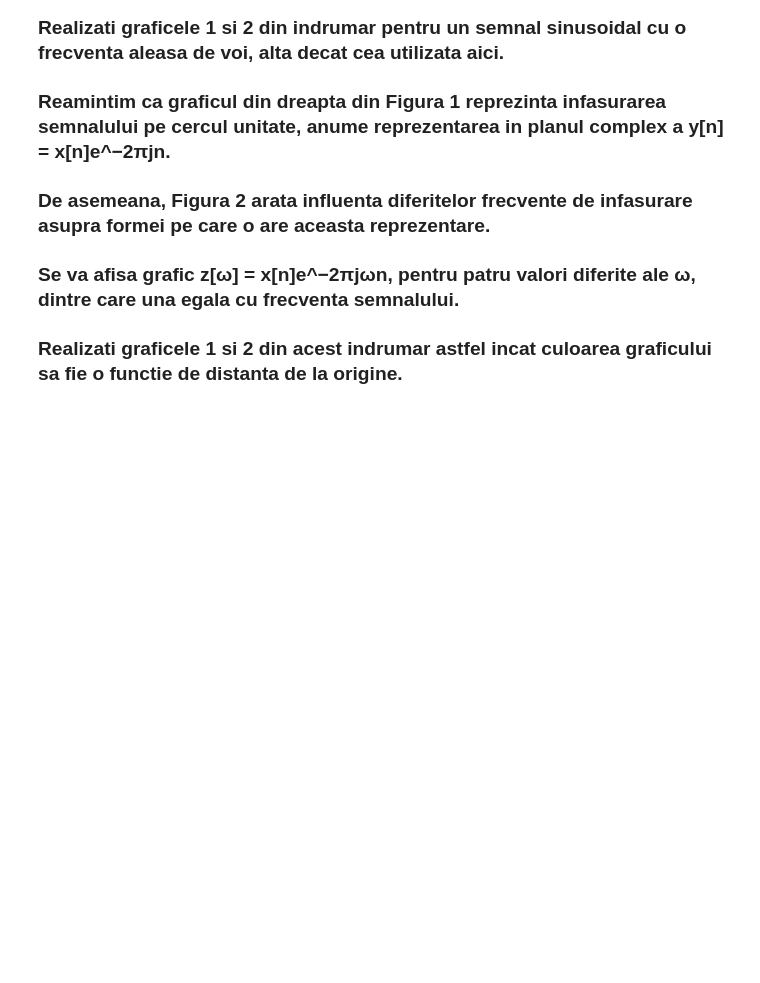
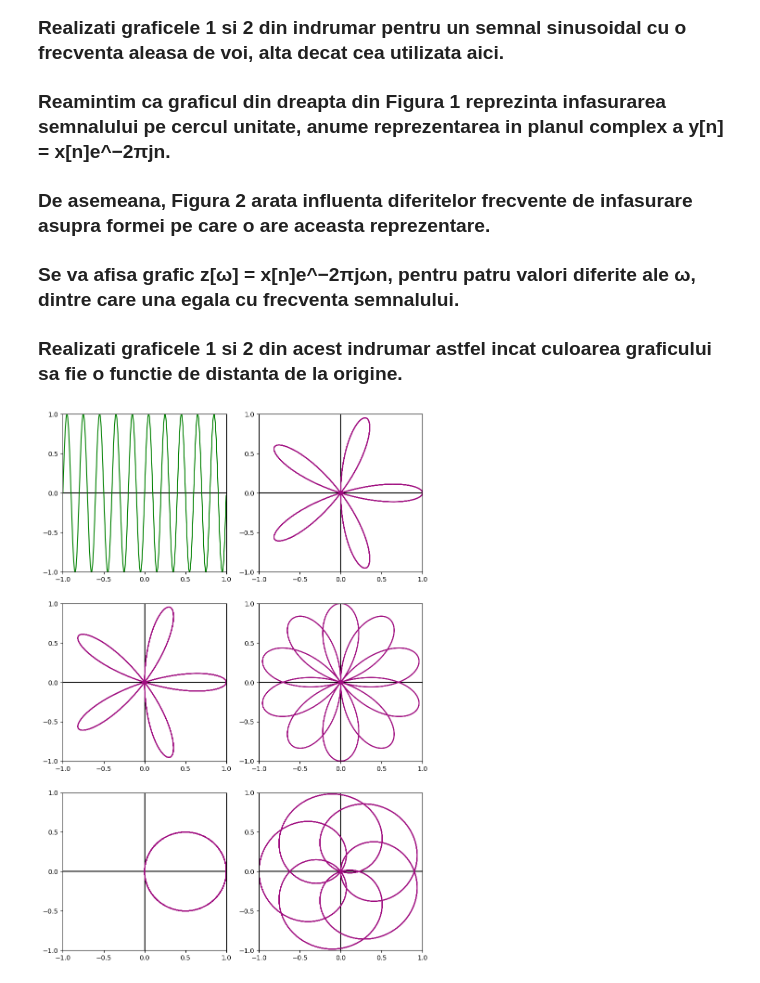
Before and after one commit to adania-miu/Prelucrarea-Semnalelor-Teme-Laborator, a Jupyter notebook: Laborator3/Lab3.ipynb, the cells around one changed output. Drawn from its saved outputs; the diff is of its cells as text; code cells hidden in the pictures; blank space fills up the shorter version.

```diff
--- a/Laborator3/Lab3.ipynb
+++ b/Laborator3/Lab3.ipynb
@@ -58,9 +59,43 @@ plt.show()
 ### Realizati graficele 1 si 2 din acest indrumar astfel incat culoarea graficului sa fie o functie de distanta de la origine.
 # %%
 def signal(t):
-    frequency = 10
+    frequency = 5
     s = np.sin(2 * np.pi * frequency * t)
     return s
 
-points = np.arange(-1, 1, 0.0005)
-x_list = list(map(x_sin, points))
+samples = np.arange(-1, 1, 0.001)
+x_list = list(map(signal, samples))
+# %%
+def f(samples, w, n):
+    return samples(n) * math.e ** (2 * np.pi * 1j * w * n)
+# %%
+w_list = [1, 1, 2, 5, 7]
+
+N = int((len(w_list) + 1) / 2)
+# %%
+figure, axes = plt.subplots(N, 2, figsize=(10, 15))
+
+axes = axes.flatten()
+
+for ax in axes:
+    ax.set_xlim(-1, 1)
+    ax.set_ylim(-1, 1)
+
+    ax.set_xticks([-1, -0.5, 0, 0.5, 1])
+    ax.set_yticks([-1, -0.5, 0, 0.5, 1])
+
+    ax.axhline(0, color='black')
+    if ax != axes[0]:
+        ax.axvline(0, color='black')
+
+axes[0].plot(samples, x_list, color="green")
+
+for i, elem in enumerate(w_list):
+    points = list(map(lambda n: f(signal, elem, n), samples))
+    reals = [e.real for e in points]
+    imags = [e.imag for e in points]
+    axes[i+1].plot(imags, reals, color="#9F0D7F")
+
+plt.show()
+# %% [output]
+[figure, added]
```
Also changed, not shown: parts of 1 cell of this notebook.
